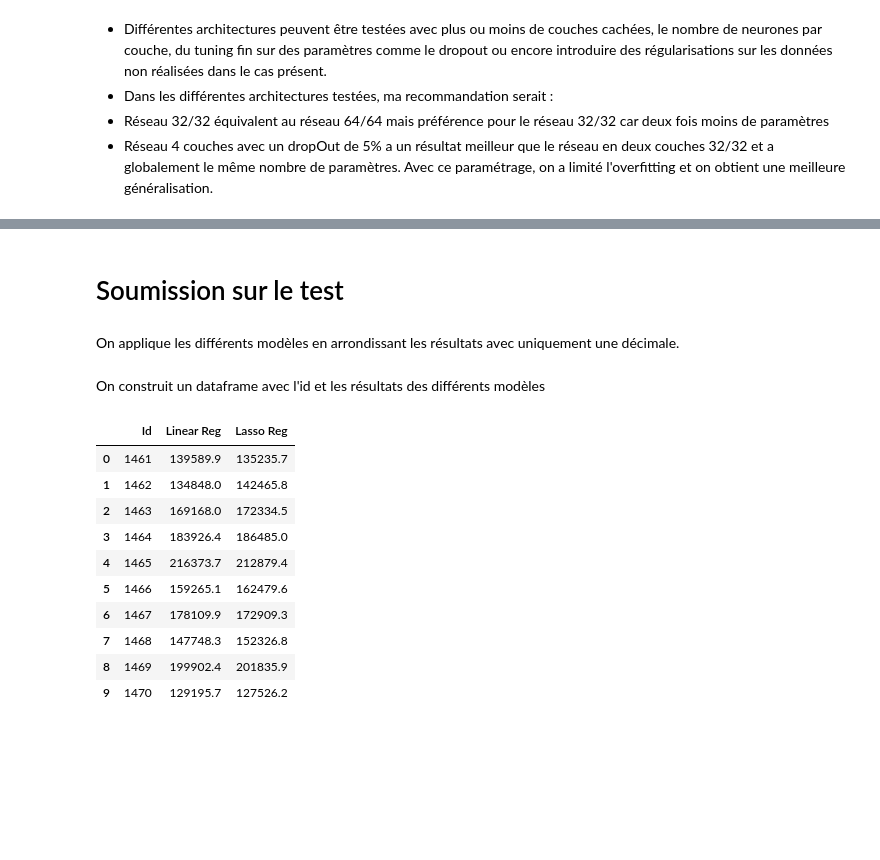
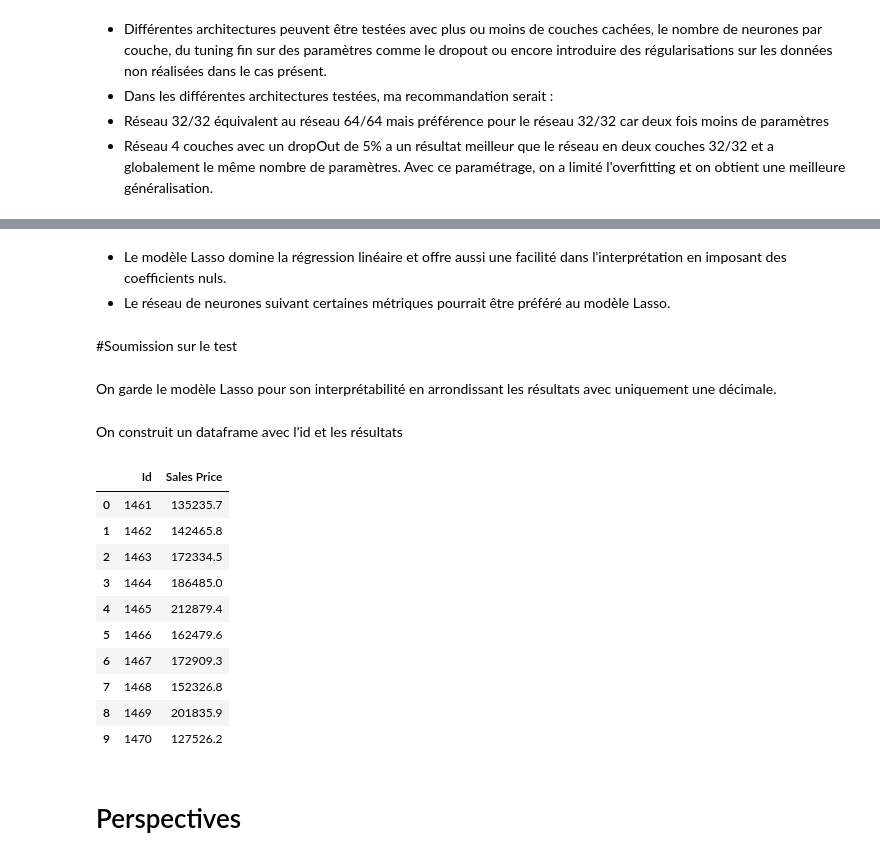
Before and after one commit to anthonymoisan/DeepLearningPredictHousePrices, a Jupyter notebook: src/Project_house_prices.ipynb, the cells around one changed output, grey strips where cells are left out. Drawn from its saved outputs; the diff is of its cells as text; code cells hidden in the pictures; blank space fills up the shorter version.

Commit message:
comparaison de modeles

```diff
--- a/src/Project_house_prices.ipynb
+++ b/src/Project_house_prices.ipynb
@@ -566,8 +590,8 @@ Shape du y_test : (438,)
 Nous standardisons aussi notre cible.
 # %%
 Yscaler = StandardScaler()
-y_train = Yscaler.fit_transform(y_train[:, None])[:, 0]
-y_test = Yscaler.transform(y_test[:, None])[:, 0]
+y_train_standardise = Yscaler.fit_transform(y_train[:, None])[:, 0]
+y_test_standardise = Yscaler.transform(y_test[:, None])[:, 0]
 # %% [markdown]
 # Des modèles basées sur la régression linéaire
 # %% [markdown]
@@ -582,11 +606,11 @@ $$y =\sum_{i=1}^{n} a_i \times x_i + b$$
 # %%
 from sklearn.linear_model import LinearRegression
 clfRegLinear = Pipeline(steps=[('preprocessor', preprocessor), ('LinearRegression', LinearRegression())])
-clfRegLinear.fit(X_train,y_train)
+clfRegLinear.fit(X_train,y_train_standardise)
 y_trainPredict = clfRegLinear.predict(X_train)
 y_testPredict = clfRegLinear.predict(X_test)
-print("model score sur le train :  %.3f" % clfRegLinear.score(X_train, y_train))
-print("model score le test : %.3f" % clfRegLinear.score(X_test, y_test))
+print("model score sur le train :  %.3f" % clfRegLinear.score(X_train, y_train_standardise))
+print("model score le test : %.3f" % clfRegLinear.score(X_test, y_test_standardise))
 # %% [output]
 model score sur le train :  0.891
 model score le test : 0.853
@@ -680,11 +704,11 @@ bestAlpha = 0
 for alpha in [0.00001, 0.0001, 0.001,0.01, 0.1, 1, 10, 100, 1000 ]:
     print("Lasso avec regul : " + str(alpha))
     clfLasso = Pipeline(steps=[('preprocessor', preprocessor), ('LassoRegression', Lasso(alpha=alpha))])
-    clfLasso.fit(X_train,y_train)
+    clfLasso.fit(X_train,y_train_standardise)
     #y_trainPredict = clfLasso.predict(X_train)
     #y_testPredict = clfLasso.predict(X_test)
-    scoreTest = clfLasso.score(X_test, y_test)
-    print("model score sur le train :  %.3f" % clfLasso.score(X_train, y_train))
+    scoreTest = clfLasso.score(X_test, y_test_standardise)
+    print("model score sur le train :  %.3f" % clfLasso.score(X_train, y_train_standardise))
     print("model score le test : %.3f" % scoreTest)
     if( scoreTest > bestScore):
         bestScore = scoreTest
@@ -716,11 +740,11 @@ Une régularisation importante conduit à des résultats surprenants qui peuvent
 ### Coefficients de la régression Lasso
 # %%
 clfLasso = Pipeline(steps=[('preprocessor', preprocessor), ('LassoRegression', Lasso(alpha=0.001))])
-clfLasso.fit(X_train,y_train)
+clfLasso.fit(X_train,y_train_standardise)
 y_trainPredictLasso = clfLasso.predict(X_train)
 y_testPredictLasso = clfLasso.predict(X_test)
-print("model score sur le train :  %.3f" % clfLasso.score(X_train, y_train))
-print("model score le test : %.3f" % clfLasso.score(X_test, y_test))
+print("model score sur le train :  %.3f" % clfLasso.score(X_train, y_train_standardise))
+print("model score le test : %.3f" % clfLasso.score(X_test, y_test_standardise))
 
 coefficientsLasso = pd.Series(clfLasso.named_steps["LassoRegression"].coef_.flatten(), index=feature_names).sort_values(ascending=False)
 print("\nCoefficients totaux : "+ str(len(coefficientsLasso)))
@@ -1227,5 +1369,8 @@ Le dropout avec 5% sur les couches intermédiaires diminue le surapprentissage.
+# %% [markdown]
+* Le modèle Lasso domine la régression linéaire et offre aussi une facilité dans l'interprétation en imposant des coefficients nuls.
+* Le réseau de neurones suivant certaines métriques pourrait être préféré au modèle Lasso.
 # %% [markdown]
-# Soumission sur le test
+#Soumission sur le test
 # %% [markdown]
-On applique les différents modèles en arrondissant les résultats avec uniquement une décimale.
+On garde le modèle Lasso pour son interprétabilité en arrondissant les résultats avec uniquement une décimale.
 # %%
@@ -1233,22 +1377,22 @@ predictionWithLinearRegression = np.around(Yscaler.inverse_transform(clfRegLinea
 predictionWithLassoRegression = np.around(Yscaler.inverse_transform(clfLasso.predict(df_test)), decimals = 1)
 # %% [markdown]
 
-On construit un dataframe avec l'id et les résultats des différents modèles
+On construit un dataframe avec l'id et les résultats
 # %%
-submission = pd.DataFrame({'Id':df_test['Id'],'Linear Reg':predictionWithLinearRegression, 'Lasso Reg':predictionWithLassoRegression})
+submission = pd.DataFrame({'Id':df_test['Id'], 'Sales Price':predictionWithLassoRegression})
 
 #Visualize the first 5 rows
 submission.head(10)
 # %% [output]
-|  | Id | Linear Reg | Lasso Reg |
-| 0 | 1461 | 139589.9 | 135235.7 |
-| 1 | 1462 | 134848.0 | 142465.8 |
-| 2 | 1463 | 169168.0 | 172334.5 |
-| 3 | 1464 | 183926.4 | 186485.0 |
-| 4 | 1465 | 216373.7 | 212879.4 |
-| 5 | 1466 | 159265.1 | 162479.6 |
-| 6 | 1467 | 178109.9 | 172909.3 |
-| 7 | 1468 | 147748.3 | 152326.8 |
-| 8 | 1469 | 199902.4 | 201835.9 |
-| 9 | 1470 | 129195.7 | 127526.2 |
+|  | Id | Sales Price |
+| 0 | 1461 | 135235.7 |
+| 1 | 1462 | 142465.8 |
+| 2 | 1463 | 172334.5 |
+| 3 | 1464 | 186485.0 |
+| 4 | 1465 | 212879.4 |
+| 5 | 1466 | 162479.6 |
+| 6 | 1467 | 172909.3 |
+| 7 | 1468 | 152326.8 |
+| 8 | 1469 | 201835.9 |
+| 9 | 1470 | 127526.2 |
 # %%
@@ -1257,0 +1403,2 @@ submission.head(10)
+# %% [markdown]
+# Perspectives
```
Also changed, not shown: parts of 49 cells of this notebook.
